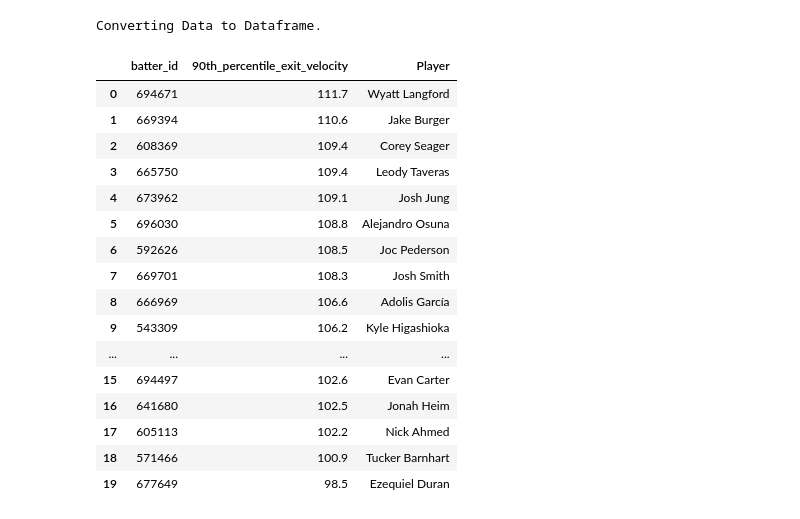
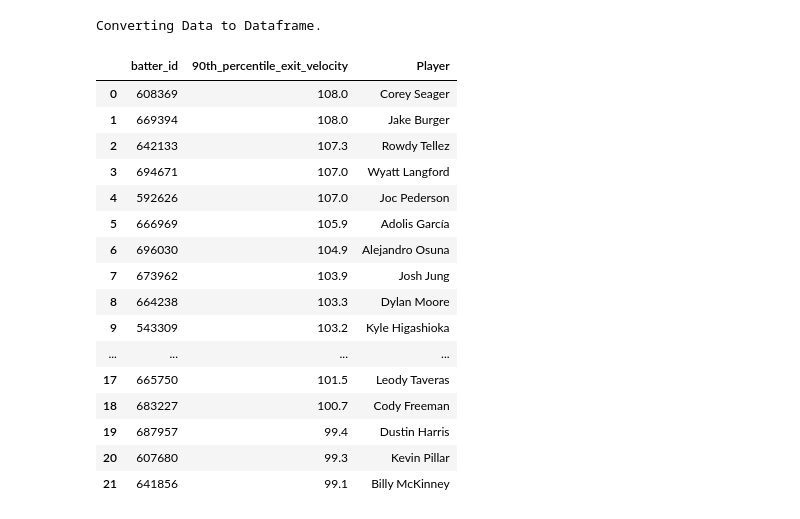
Before and after one commit to CarsonHallford/Top_10_EV90, a Jupyter notebook: Top_10_EV90.ipynb, the cells around one changed output. Saved outputs shown, nothing was run; the diff lists cells and outputs as text; code cells hidden in the pictures.

```diff
--- a/Top_10_EV90.ipynb
+++ b/Top_10_EV90.ipynb
@@ -19,7 +19,7 @@ team_abbreviation = "TEX"
 scraper = MLB_Scrape()
 
 # Fetch 2025 Spring Training Games
-schedule_df = scraper.get_schedule(year_input=[2025], game_type=['S'])
+schedule_df = scraper.get_schedule(year_input=[2025], game_type=['R'])
 
 # Filter for Spring Training games with Statcast for specified team
 schedule_df = schedule_df.filter(
@@ -90,46 +90,44 @@ team_batters_launch_speed = team_batters_launch_speed.filter(
 # %%
 from decimal import Decimal, ROUND_HALF_UP
 # Convert DataFrame from Polars to Pandas for easier data manipulation
 team_batters_launch_speed_pd = team_batters_launch_speed.to_pandas()
 
 # Group by batters name and calculate the 90th percentile of launch_speed for each batter
 percentiles = team_batters_launch_speed_pd.groupby("batter_id")["launch_speed"].apply(
     lambda x: float(Decimal(str(np.percentile(x.dropna(), 90))).quantize(Decimal("0.1"), rounding=ROUND_HALF_UP))
 ).reset_index()
 
 # Rename the column for clarity
 percentiles = percentiles.rename(columns={"launch_speed": "90th_percentile_exit_velocity"})
 
 # Merge percentiles with batter names
 batter_names_df = team_batters_launch_speed_pd[['batter_id', 'batter_name']].drop_duplicates()
 percentiles = percentiles.merge(batter_names_df, on="batter_id", how="left")
 
 # Sort by 90th percentile exit velocity in descending order
 percentiles_sorted = percentiles.sort_values(by="90th_percentile_exit_velocity", ascending=False).reset_index(drop=True)
 
 percentiles_sorted.rename(columns={
     "batter_name": "Player"
 }, inplace=True)
-
-percentiles_sorted
 # %% [output]
 |  | batter_id | 90th_percentile_exit_velocity | Player |
-| 0 | 694671 | 111.7 | Wyatt Langford |
-| 1 | 669394 | 110.6 | Jake Burger |
-| 2 | 608369 | 109.4 | Corey Seager |
-| 3 | 665750 | 109.4 | Leody Taveras |
-| 4 | 673962 | 109.1 | Josh Jung |
-| 5 | 696030 | 108.8 | Alejandro Osuna |
-| 6 | 592626 | 108.5 | Joc Pederson |
-| 7 | 669701 | 108.3 | Josh Smith |
-| 8 | 666969 | 106.6 | Adolis García |
-| 9 | 543309 | 106.2 | Kyle Higashioka |
+| 0 | 608369 | 108.0 | Corey Seager |
+| 1 | 669394 | 108.0 | Jake Burger |
+| 2 | 642133 | 107.3 | Rowdy Tellez |
+| 3 | 694671 | 107.0 | Wyatt Langford |
+| 4 | 592626 | 107.0 | Joc Pederson |
+| 5 | 666969 | 105.9 | Adolis García |
+| 6 | 696030 | 104.9 | Alejandro Osuna |
+| 7 | 673962 | 103.9 | Josh Jung |
+| 8 | 664238 | 103.3 | Dylan Moore |
+| 9 | 543309 | 103.2 | Kyle Higashioka |
 | ... | ... | ... | ... |
-| 15 | 694497 | 102.6 | Evan Carter |
-| 16 | 641680 | 102.5 | Jonah Heim |
-| 17 | 605113 | 102.2 | Nick Ahmed |
-| 18 | 571466 | 100.9 | Tucker Barnhart |
-| 19 | 677649 | 98.5 | Ezequiel Duran |
+| 17 | 665750 | 101.5 | Leody Taveras |
+| 18 | 683227 | 100.7 | Cody Freeman |
+| 19 | 687957 | 99.4 | Dustin Harris |
+| 20 | 607680 | 99.3 | Kevin Pillar |
+| 21 | 641856 | 99.1 | Billy McKinney |
 # %%
 import matplotlib.pyplot as plt
 from PIL import Image
```
Also changed, not shown: parts of 1 cell of this notebook.
